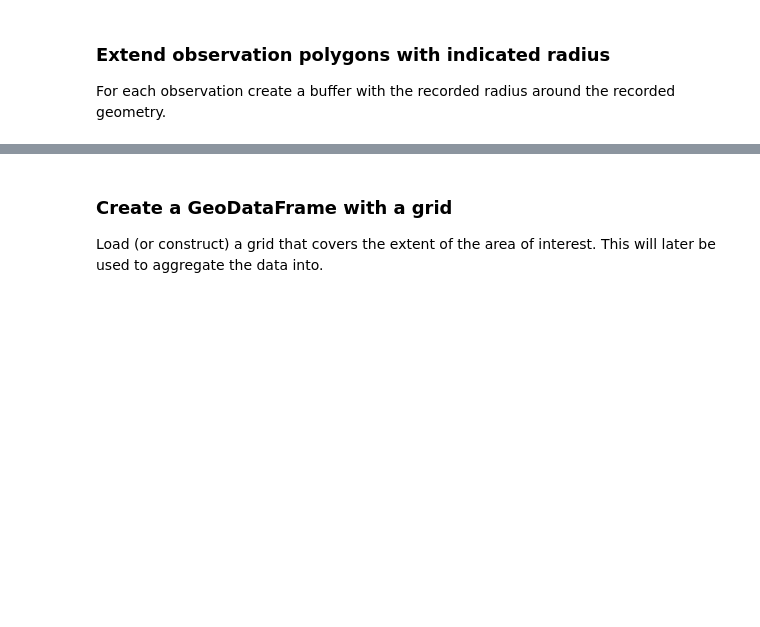
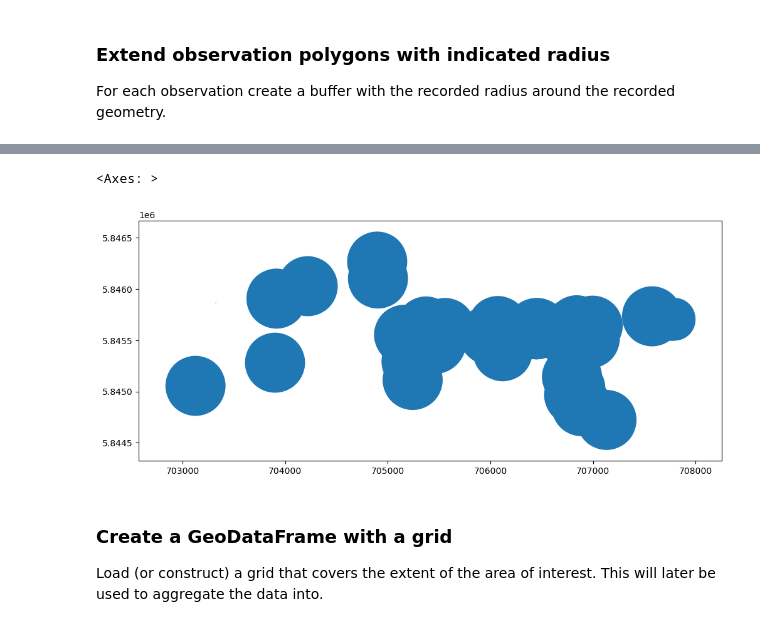
Before and after one commit to FAIRiCUBE/uc2-agriculture-biodiversity-nexus, a Jupyter notebook: species-occurences/notebooks/0.0-rkn-geopandas_gridding_example.ipynb, the cells around one changed output, grey strips where cells are left out. Cells and saved outputs as stored; diff of their text form; code cells hidden in the pictures; blank space fills up the shorter version.

```diff
--- a/species-occurences/notebooks/0.0-rkn-geopandas_gridding_example.ipynb
+++ b/species-occurences/notebooks/0.0-rkn-geopandas_gridding_example.ipynb
@@ -125,5 +157,9 @@ aoi_obs_buff_gdf.head(3)
 # %%
-aoi_obs_buff_gdf.plot(figsize=(12, 8))
+subset = aoi_obs_buff_gdf.cx[plot_xmin:plot_xmax, plot_ymin:plot_ymax]
+subset.plot(figsize=(12, 8))
+# %% [output]
+<Axes: >
+[figure, added]
 # %%
 # save this data in a GIS format for reuse
 aoi_obs_buff_gdf.to_file(out_prefix + "aoi_cleaned_buffered.gpkg", driver="GPKG")
```
Also changed, not shown: parts of 17 cells of this notebook, 1 other file.
